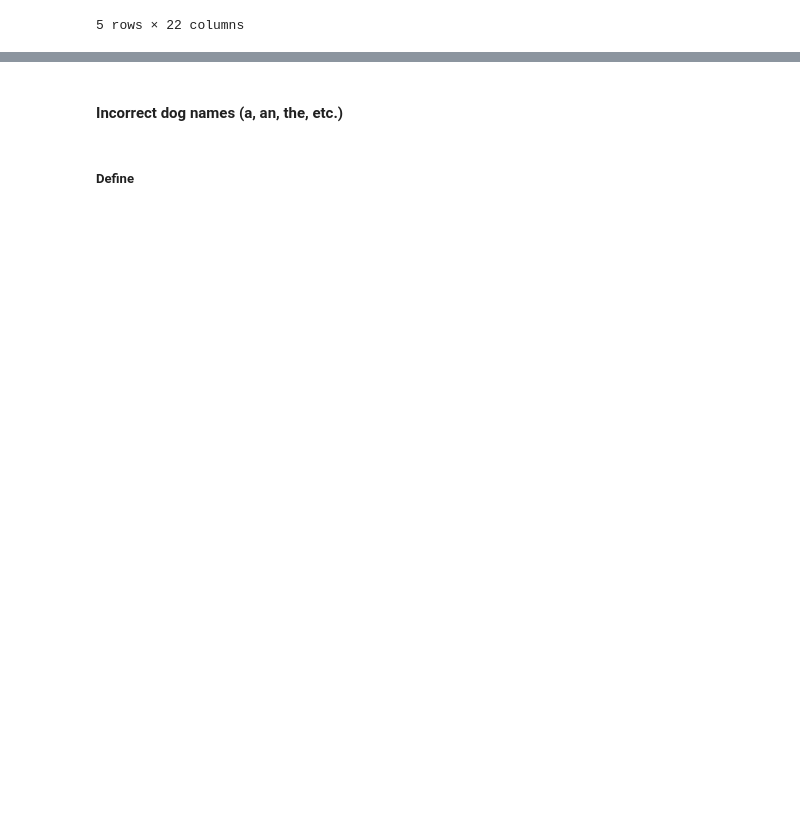
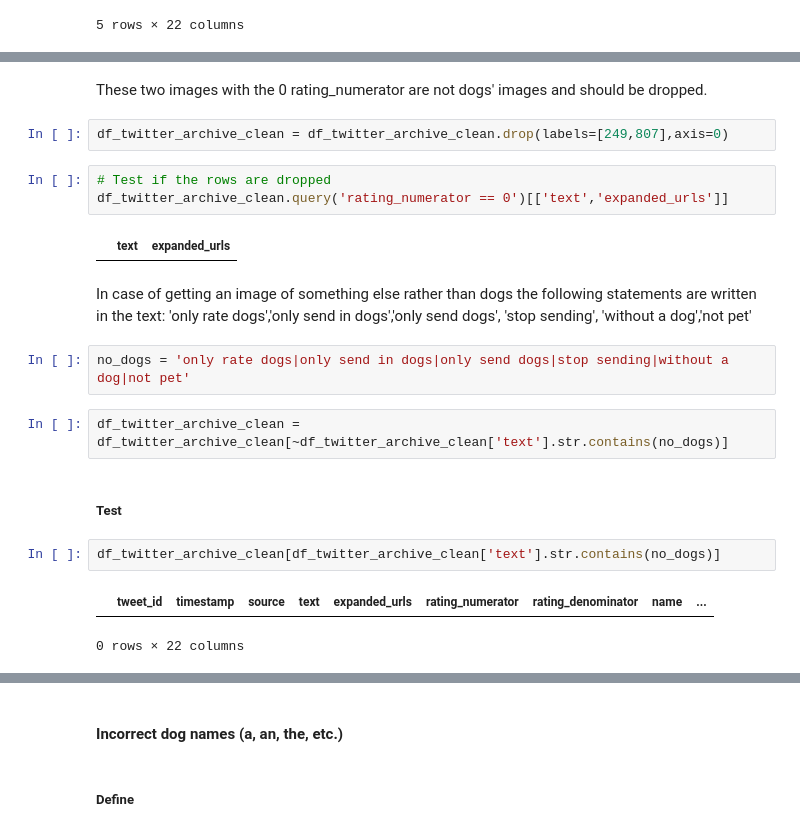
Before and after one commit to yagmurdalman/wrangle-and-analyze-data, a Jupyter notebook: wrangle_act.ipynb, the cells around one changed output, grey strips where cells are left out. Cells and saved outputs as stored; diff of their text form; blank space fills up the shorter version.

```diff
--- a/wrangle_act.ipynb
+++ b/wrangle_act.ipynb
@@ -495,0 +511,22 @@ df_twitter_archive_clean.head()
+# %% [markdown]
+These two images with the 0 rating_numerator are not dogs' images and should be dropped.
+# %%
+df_twitter_archive_clean = df_twitter_archive_clean.drop(labels=[249,807],axis=0)
+# %%
+# Test if the rows are dropped
+df_twitter_archive_clean.query('rating_numerator == 0')[['text','expanded_urls']]
+# %% [output]
+|  | text | expanded_urls |
+# %% [markdown]
+In case of getting an image of something else rather than dogs the following statements are written in the text: 'only rate dogs','only send in dogs','only send dogs', 'stop sending', 'without a dog','not pet'
+# %%
+no_dogs = 'only rate dogs|only send in dogs|only send dogs|stop sending|without a dog|not pet'
+# %%
+df_twitter_archive_clean = df_twitter_archive_clean[~df_twitter_archive_clean['text'].str.contains(no_dogs)]
+# %% [markdown]
+##### Test
+# %%
+df_twitter_archive_clean[df_twitter_archive_clean['text'].str.contains(no_dogs)]
+# %% [output]
+|  | tweet_id | timestamp | source | text | expanded_urls | rating_numerator | rating_denominator | name | ... |
+0 rows × 22 columns
```
Also changed, not shown: parts of 15 cells of this notebook.
